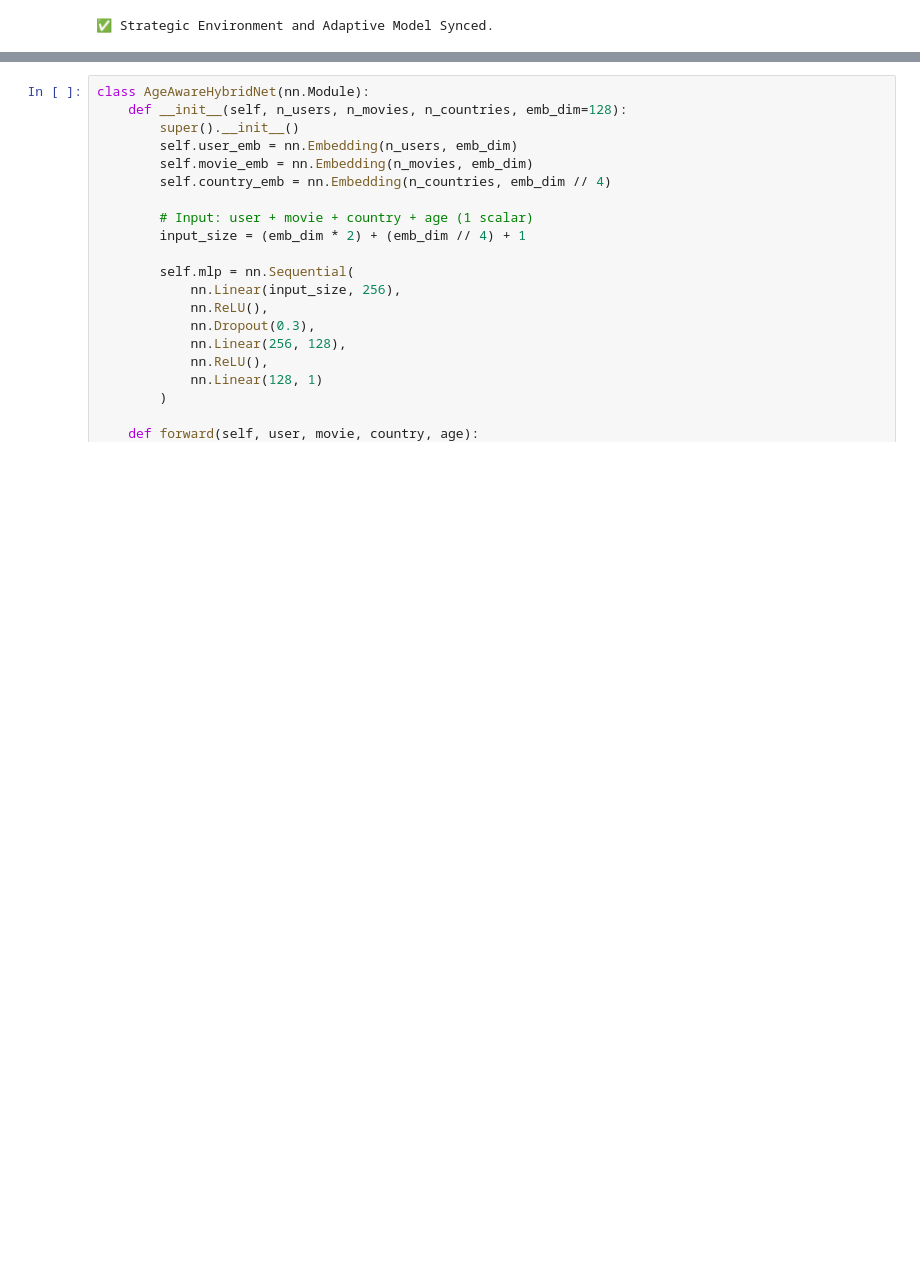
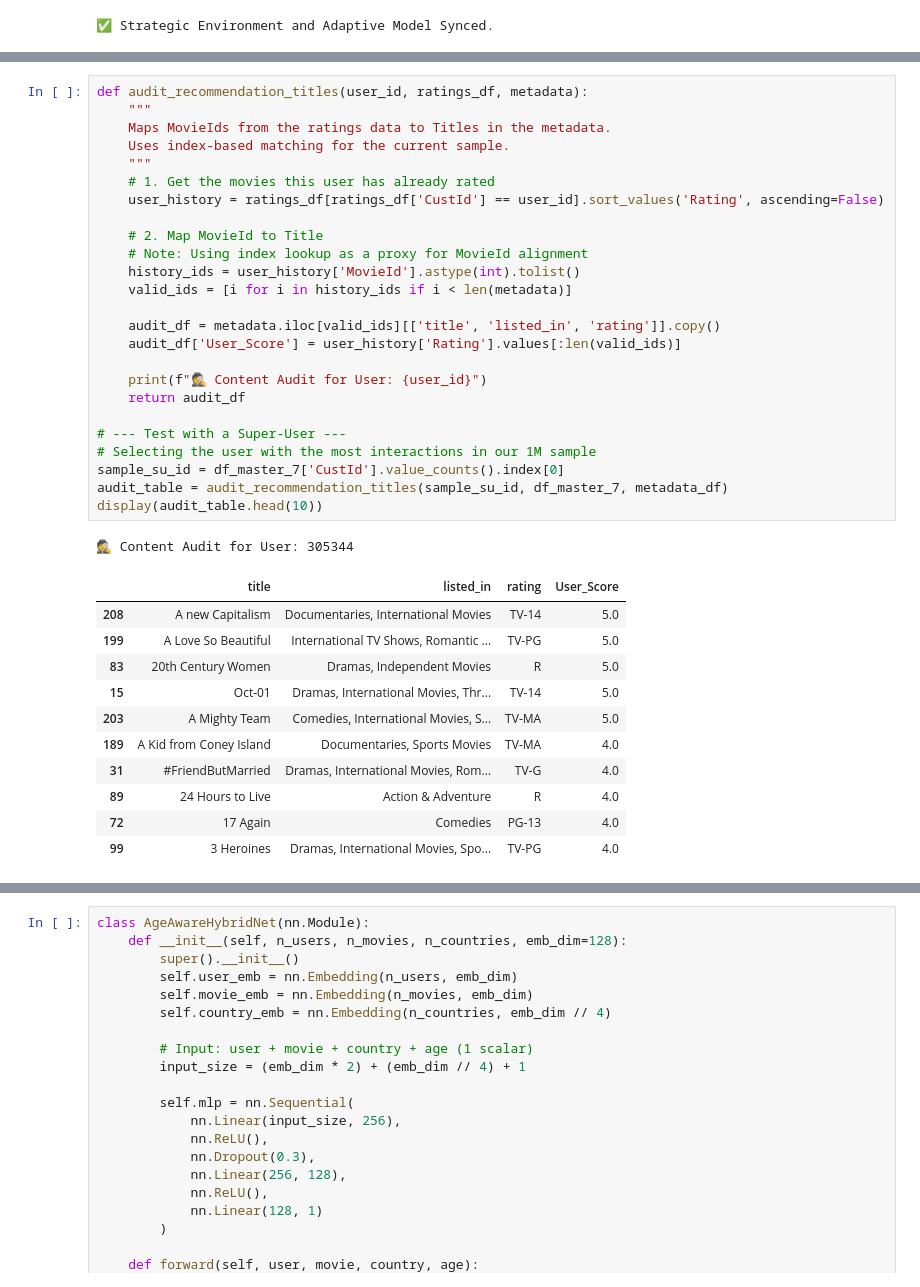
Before and after one commit to hhy37/-ExcelVBA, a Jupyter notebook: 8/17/26_4 NetFlix_CS_Rating_using_Cuda_PyTorch_Namba_Ray_and _ohters_Final.ipynb, the cells around one changed output, grey strips where cells are left out. Cells and saved outputs as stored; diff of their text form; blank space fills up the shorter version.

```diff
--- a/8/17/26_4 NetFlix_CS_Rating_using_Cuda_PyTorch_Namba_Ray_and _ohters_Final.ipynb
+++ b/8/17/26_4 NetFlix_CS_Rating_using_Cuda_PyTorch_Namba_Ray_and _ohters_Final.ipynb
@@ -562,0 +791,38 @@ display(metadata_df[['title', 'rating', 'description']].head())
+# %%
+def audit_recommendation_titles(user_id, ratings_df, metadata):
+    """
+    Maps MovieIds from the ratings data to Titles in the metadata.
+    Uses index-based matching for the current sample.
+    """
+    # 1. Get the movies this user has already rated
+    user_history = ratings_df[ratings_df['CustId'] == user_id].sort_values('Rating', ascending=False)
+
+    # 2. Map MovieId to Title
+    # Note: Using index lookup as a proxy for MovieId alignment
+    history_ids = user_history['MovieId'].astype(int).tolist()
+    valid_ids = [i for i in history_ids if i < len(metadata)]
+
+    audit_df = metadata.iloc[valid_ids][['title', 'listed_in', 'rating']].copy()
+    audit_df['User_Score'] = user_history['Rating'].values[:len(valid_ids)]
+
+    print(f"🕵️ Content Audit for User: {user_id}")
+    return audit_df
+
+# --- Test with a Super-User ---
+# Selecting the user with the most interactions in our 1M sample
+sample_su_id = df_master_7['CustId'].value_counts().index[0]
+audit_table = audit_recommendation_titles(sample_su_id, df_master_7, metadata_df)
+display(audit_table.head(10))
+# %% [output]
+🕵️ Content Audit for User: 305344
+|  | title | listed_in | rating | User_Score |
+| 208 | A new Capitalism | Documentaries, International Movies | TV-14 | 5.0 |
+| 199 | A Love So Beautiful | International TV Shows, Romantic ... | TV-PG | 5.0 |
+| 83 | 20th Century Women | Dramas, Independent Movies | R | 5.0 |
+| 15 | Oct-01 | Dramas, International Movies, Thr... | TV-14 | 5.0 |
+| 203 | A Mighty Team | Comedies, International Movies, S... | TV-MA | 5.0 |
+| 189 | A Kid from Coney Island | Documentaries, Sports Movies | TV-MA | 4.0 |
+| 31 | #FriendButMarried | Dramas, International Movies, Rom... | TV-G | 4.0 |
+| 89 | 24 Hours to Live | Action & Adventure | R | 4.0 |
+| 72 | 17 Again | Comedies | PG-13 | 4.0 |
+| 99 | 3 Heroines | Dramas, International Movies, Spo... | TV-PG | 4.0 |
```
Also changed, not shown: parts of 106 cells of this notebook.
